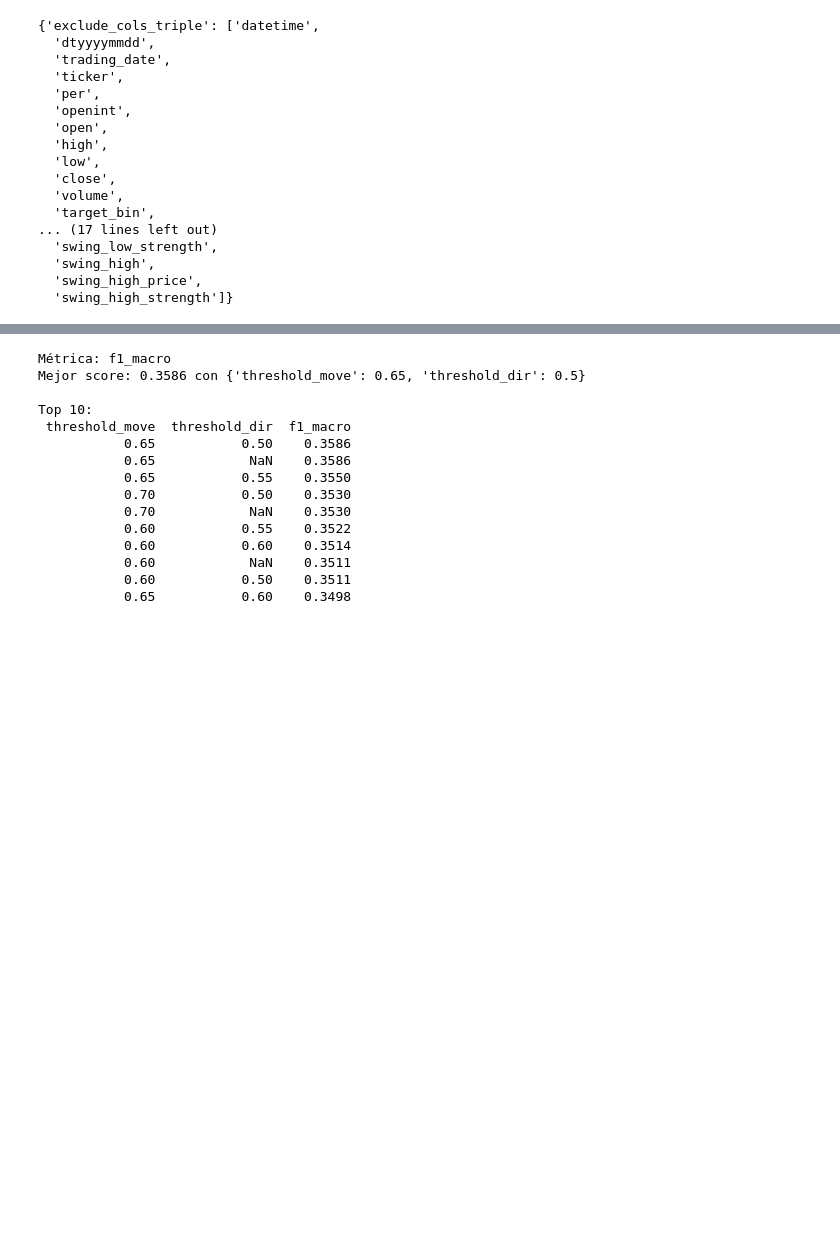
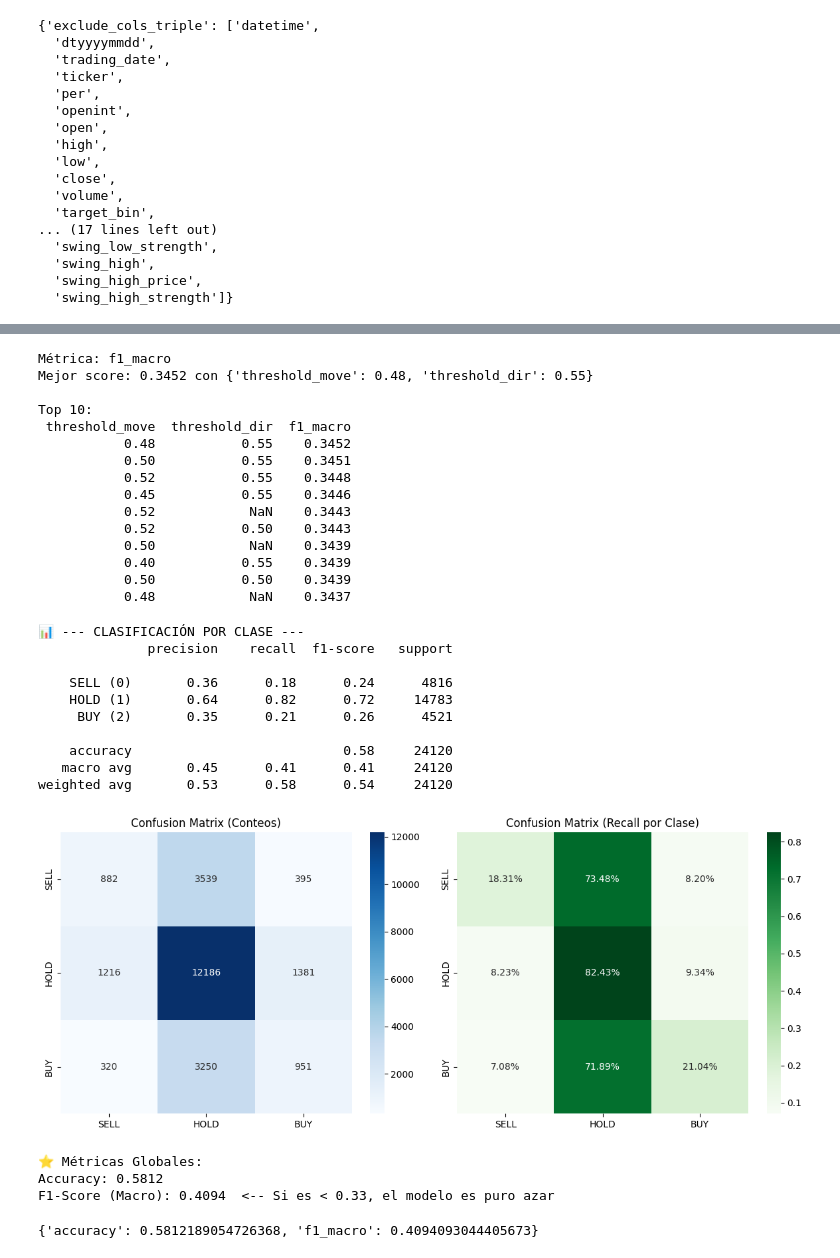
Before and after one commit to LijunZhou000/ML-Algorithmic-Trading, a Jupyter notebook: TradingBots/Notebooks/P3Train.ipynb, the cells around one changed output, grey strips where cells are left out. Drawn from its saved outputs; the diff is of its cells as text; code cells hidden in the pictures; blank space fills up the shorter version.

```diff
--- a/TradingBots/Notebooks/P3Train.ipynb
+++ b/TradingBots/Notebooks/P3Train.ipynb
@@ -144,18 +145,53 @@ F1-Score (Macro): 0.3522  <-- Si es < 0.33, el modelo es puro azar
 # %%
-best_params, df_grid = grid_search_thresholds(results, metric='f1_macro')
+best_params, df_grid = grid_search_thresholds(results, move_thresholds=[0.40, 0.45, 0.48, 0.50, 0.52], metric='f1_macro')
 # %% [output]
 Métrica: f1_macro
-Mejor score: 0.3586 con {'threshold_move': 0.65, 'threshold_dir': 0.5}
+Mejor score: 0.3452 con {'threshold_move': 0.48, 'threshold_dir': 0.55}
 
 Top 10:
  threshold_move  threshold_dir  f1_macro
-           0.65           0.50    0.3586
-           0.65            NaN    0.3586
-           0.65           0.55    0.3550
-           0.70           0.50    0.3530
-           0.70            NaN    0.3530
-           0.60           0.55    0.3522
-           0.60           0.60    0.3514
-           0.60            NaN    0.3511
-           0.60           0.50    0.3511
-           0.65           0.60    0.3498
+           0.48           0.55    0.3452
+           0.50           0.55    0.3451
+           0.52           0.55    0.3448
+           0.45           0.55    0.3446
+           0.52            NaN    0.3443
+           0.52           0.50    0.3443
+           0.50            NaN    0.3439
+           0.40           0.55    0.3439
+           0.50           0.50    0.3439
+           0.48            NaN    0.3437
+# %%
+results_v2, results_by_fold_v2, model_l1_v2, model_l2_v2, sc_v2 = train_walk_forward_2level(
+    df_final_triple_real,
+    features_finales_test,
+    'target_class',
+    model_class_l1=BasicLSTM_L1_Move,
+    model_class_l2=BasicLSTM_L2_Dir,
+    train_size=params["train_size"],
+    test_size=params["test_size"],
+    gap=params["gap"],
+    lookback=params["lookback"],
+    epochs=15,
+    batch_size=256,
+    lr=5e-4,
+    threshold_move=0.6,
+    threshold_dir=0.55
+)
+# %%
+evaluate_model_classification(results_v2)
+# %% [output]
+📊 --- CLASIFICACIÓN POR CLASE ---
+              precision    recall  f1-score   support
+
+    SELL (0)       0.36      0.18      0.24      4816
+    HOLD (1)       0.64      0.82      0.72     14783
+     BUY (2)       0.35      0.21      0.26      4521
+
+    accuracy                           0.58     24120
+   macro avg       0.45      0.41      0.41     24120
+weighted avg       0.53      0.58      0.54     24120
+[figure, added]
+⭐ Métricas Globales:
+Accuracy: 0.5812
+F1-Score (Macro): 0.4094  <-- Si es < 0.33, el modelo es puro azar
+{'accuracy': 0.5812189054726368, 'f1_macro': 0.4094093044405673}
```
Also changed, not shown: parts of 10 cells of this notebook, 10 other files.
